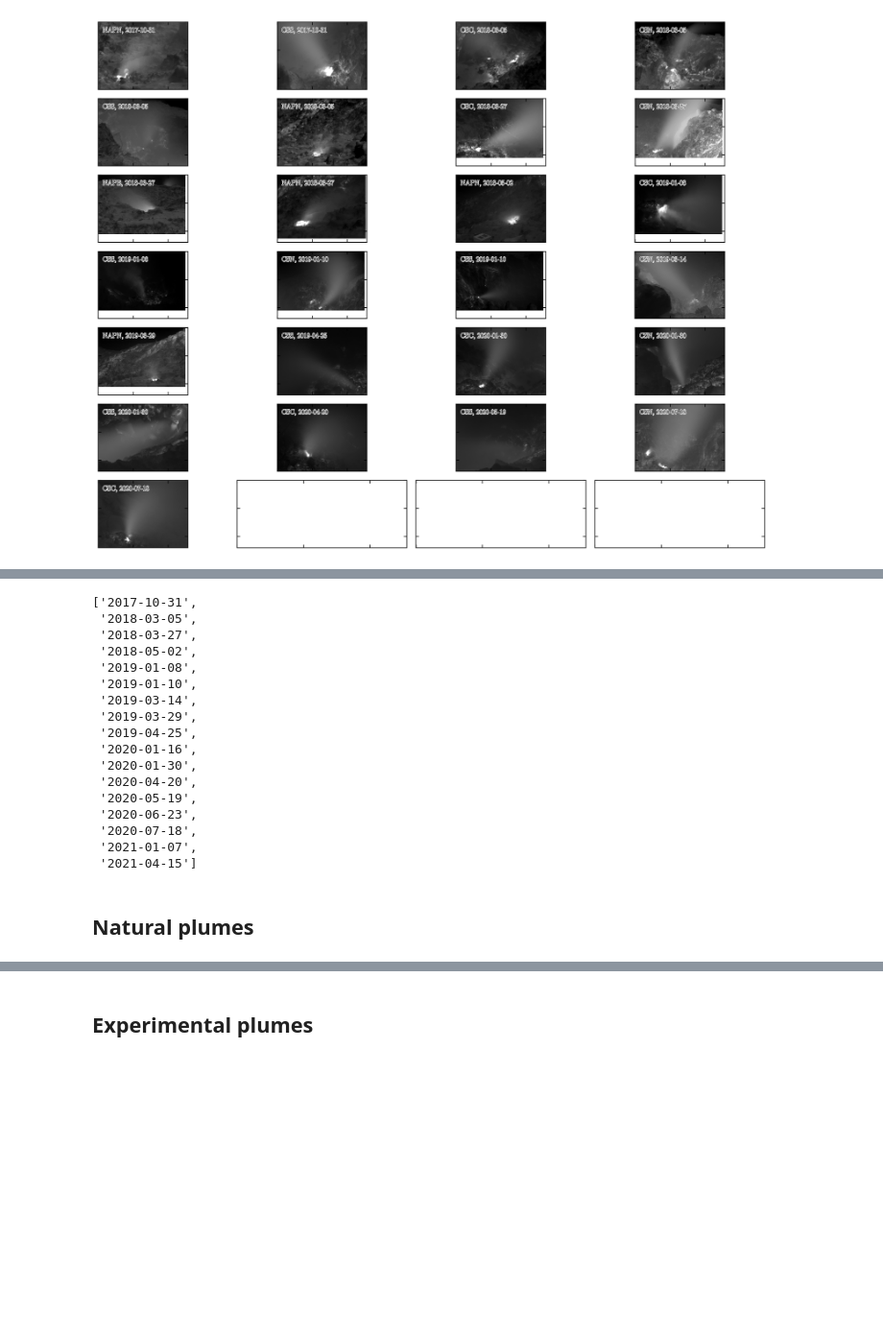
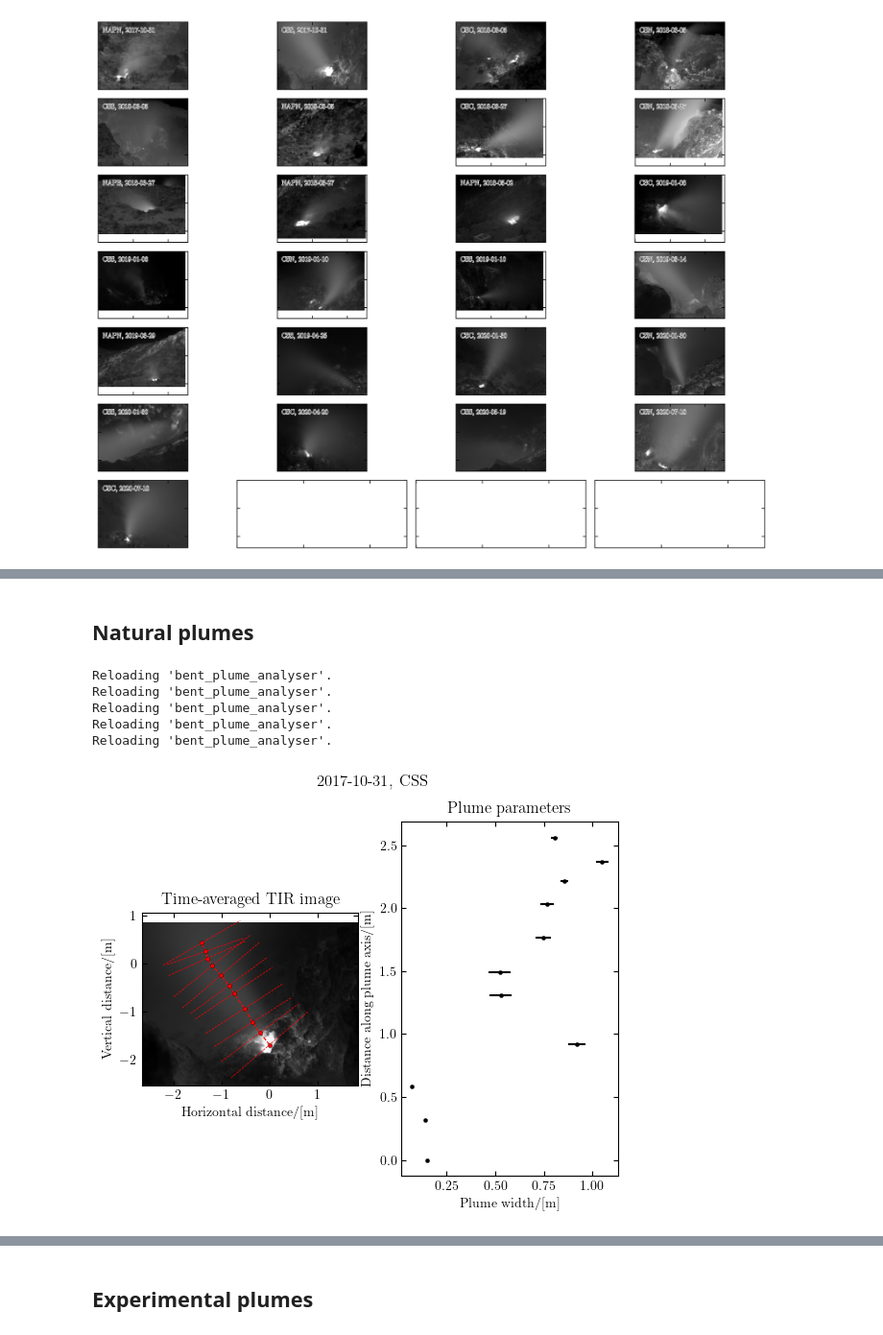
Before and after one commit to djessop/fumarole_plume_model, a Jupyter notebook: plume_analyser_real_plume.ipynb, the cells around one changed output, grey strips where cells are left out. Shown at 96% size. Drawn from its saved outputs; the diff is of its cells as text; code cells hidden in the pictures; blank space fills up the shorter version.

Commit message:
functions to read and write parameters.json added, general updates 2025-08-28

```diff
--- a/plume_analyser_real_plume.ipynb
+++ b/plume_analyser_real_plume.ipynb
@@ -296,53 +231,2 @@ print(bexp / scale_factor)
-# %%
-filename = '/home/david/Modelling/fumarole_plume_model/list_of_observed_plumes.csv'
-df = pd.read_csv(filename, sep=',', index_col='Date')
-
-# # jp.jupyprint(df.query('Usable == True').to_markdown())
-# # jp.jupyprint(df.query('Site == "CSS"').to_markdown())
-# jp.jupyprint(df.to_markdown())
-
-sorted(list(set(df.index)))
-# %% [output]
-['2017-10-31',
- '2018-03-05',
- '2018-03-27',
- '2018-05-02',
- '2019-01-08',
- '2019-01-10',
- '2019-03-14',
- '2019-03-29',
- '2019-04-25',
- '2020-01-16',
- '2020-01-30',
- '2020-04-20',
- '2020-05-19',
- '2020-06-23',
- '2020-07-18',
- '2021-01-07',
- '2021-04-15']
-# %%
-from bent_plume_analyser import (gaussian_profile, show_scaled_image, image_extent,
-                                 plume_angle, true_location_width, dist_along_path,
-                                )
-from fumarole_plume_model import derivs, load_ics_parameters, objective_fn, load_expt_data
-from timeseries_analysis.timeseries_analysis import butter_lowpass_filtfilt
-from scipy.io import loadmat
-from scipy.integrate import ode, solve_ivp
-from matplotlib.ticker import MultipleLocator
-
-import pandas
-import numpy as np
-import matplotlib.pyplot as plt
-import matplotlib as mpl
-import os, sys
-import json
-import tifffile
-
-# Set numpy options, notably for the printing of floating point numbers
-np.set_printoptions(precision=6)
-
-# Set matplotlib options
-mpl.rcParams['figure.dpi'] = 0
-mpl.rcParams['image.cmap'] = 'gray'
 # %% [markdown]
 ## Natural plumes
@@ -348,0 +323,25 @@ mpl.rcParams['image.cmap'] = 'gray'
+# %%
+site = 'CSS'
+date = '2017-10-31'
+
+# path = '/'.join([thermography, date + '_' + site]) + '/'
+# params = read_params_file(path + 'parameters.json')
+
+# # params['trajectory'] = params['trajectory'][:-2]
+# # params['real_trajectory'] = params['real_trajectory'][:-2]
+# # params['sexp'] = params['sexp'][:-2]
+# # params['bexp'] = params['bexp'][:-2]
+# # params['sig_bexp'] = params['sig_bexp'][:-2]
+
+# pprint.pp(params)
+
+# # save_params_file(params, params_file)
+
+plume_analysis(date, site)
+# %% [output]
+Reloading 'bent_plume_analyser'.
+Reloading 'bent_plume_analyser'.
+Reloading 'bent_plume_analyser'.
+Reloading 'bent_plume_analyser'.
+Reloading 'bent_plume_analyser'.
+[figure, added]
```
Also changed, not shown: parts of 9 cells of this notebook, 1 other file.
